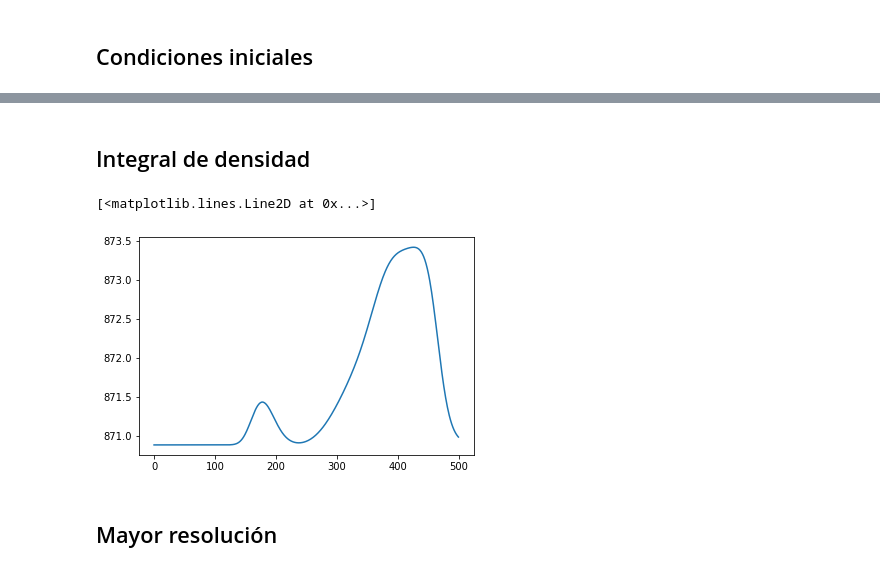
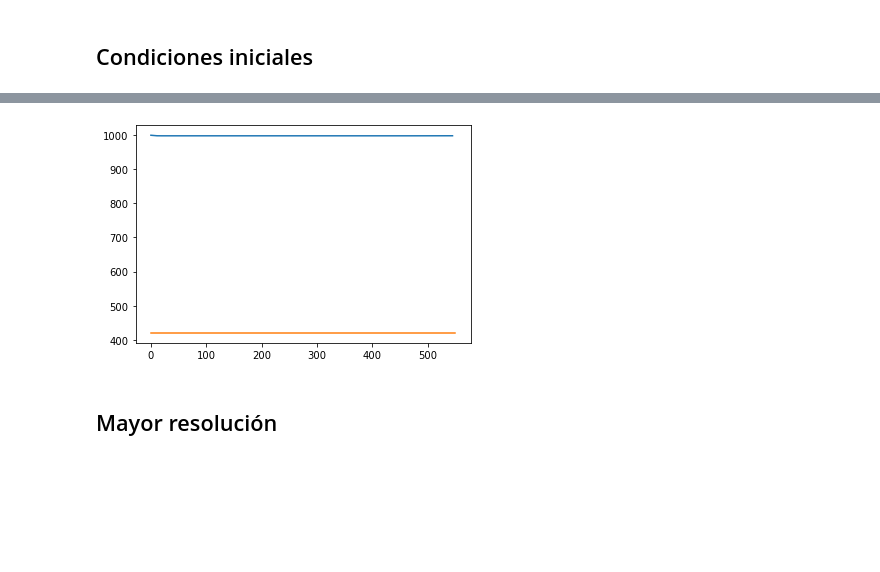
Before and after one commit to ElTapia/Jamiton, a Jupyter notebook: Second_order_traffic_model/Simulacion_ARZ.ipynb, the cells around one changed output, grey strips where cells are left out. Cells and saved outputs as stored; diff of their text form; code cells hidden in the pictures; blank space fills up the shorter version.

```diff
--- a/Second_order_traffic_model/Simulacion_ARZ.ipynb
+++ b/Second_order_traffic_model/Simulacion_ARZ.ipynb
@@ -519,2 +497,0 @@ MovieWriter ffmpeg unavailable; using Pillow instead.
-# %% [markdown]
-## Integral de densidad
@@ -531,19 +498,8 @@ def density_integral(x, dx, N_t, Q):
-# %%
-N_t = int(T//dt)
-
-integral_graph = []
-
-for n in range(N_t):
-
-    rho_awa = Q_4[n, 0, :]
-    integral = integrate.simpson(rho_awa, x, dx)
-    integral_graph += [integral]
-    #print(n, integral)
-
-plt.plot(integral_graph)
-# %% [output]
-[<matplotlib.lines.Line2D at 0x...>]
-[figure, removed]
+# %%
+for i in range(len(Q_s)):
+    density_integral(x_s[i], dx, len(Q_s[i]), Q_s[i])
+# %% [output]
+[figure, added]
 # %% [markdown]
 ## Mayor resolución
 # %%
```
Also changed, not shown: parts of 28 cells of this notebook, 1 other file.
